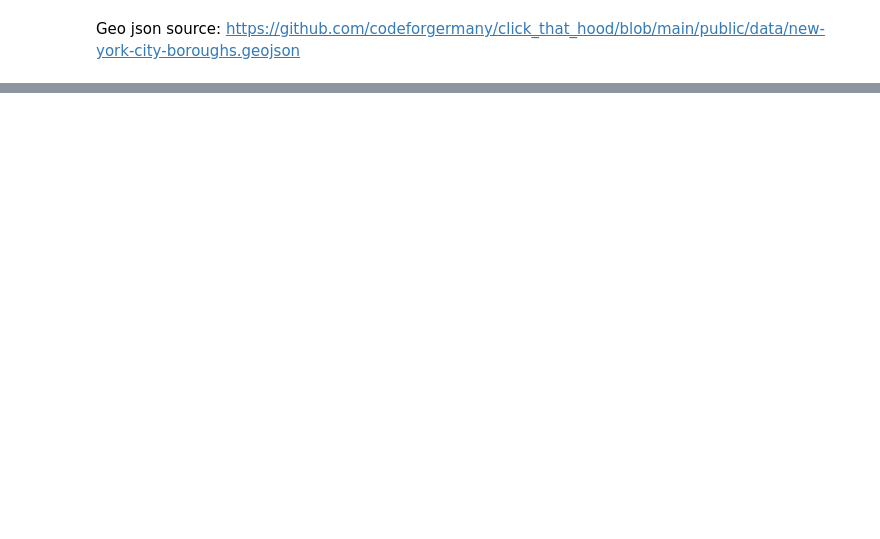
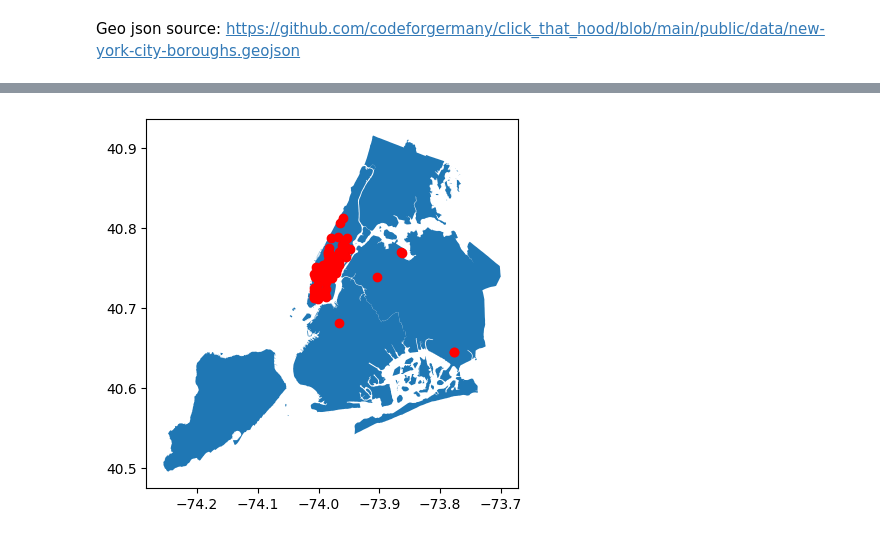
Before and after one commit to SebastienBorloz/DCHackaton, a Jupyter notebook: afhba.ipynb, the cells around one changed output, grey strips where cells are left out. Cells and saved outputs as stored; diff of their text form; code cells hidden in the pictures; blank space fills up the shorter version.

```diff
--- a/afhba.ipynb
+++ b/afhba.ipynb
@@ -18,9 +18,9 @@ import matplotlib.pyplot as plt
 
 import geopandas as gpd
 # %%
-spark = SparkSession.builder.remote("sc://VLENPMOD302SPK1.hevs.ch:15002").getOrCreate()
+spark = SparkSession.builder.remote("sc://vlenpmod302spk3.hevs.ch:15002").getOrCreate()
 # %%
-df=spark.read.parquet("/home/data/nyc-taxi.parquet")
+df=spark.read.parquet("hdfs://vlenpmod302spk1.hevs.ch:9000/mod302/nyc-taxi.parquet")
 df.show(2)
 # %% [output]
 +---------+-------------------+-------------------+---------------+-------------+----------------+---------------+------------+------------------+-----------------+----------------+------------+------ ...
@@ -30,3 +30,5 @@ df.show(2)
 |      VTS|2010-01-29 09:23:00|2010-01-29 09:29:00|              1|         1.13|       -73.96569|      40.754734|           1|              NULL|       -73.954025|       40.765522|         CAS|       ...
 +---------+-------------------+-------------------+---------------+-------------+----------------+---------------+------------+------------------+-----------------+----------------+------------+------ ...
 only showing top 2 rows
+# %%
+df_smol = df.filter((df.month == 1) & (df.year == 2010) & (df.day == 21)).take(100)
@@ -41,0 +60,7 @@ Importing pyogrio resulted in: No module named 'pyogrio'
+# %%
+geo_axes = df_places.plot()
+for i in df_smol:
+    if i["pickup_longitude"] != 0 and i["pickup_latitude"] != 0:
+        geo_axes.scatter([i["pickup_longitude"]], [i["pickup_latitude"]], c='red')
+# %% [output]
+[figure, added]
```
Also changed, not shown: parts of 2 cells of this notebook.
